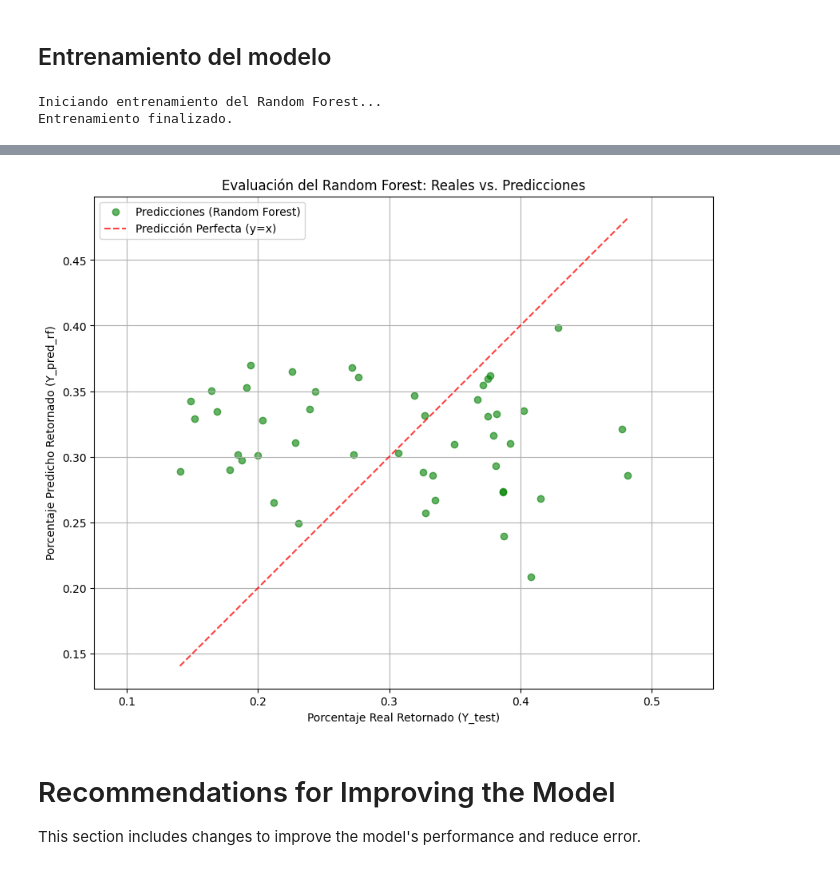
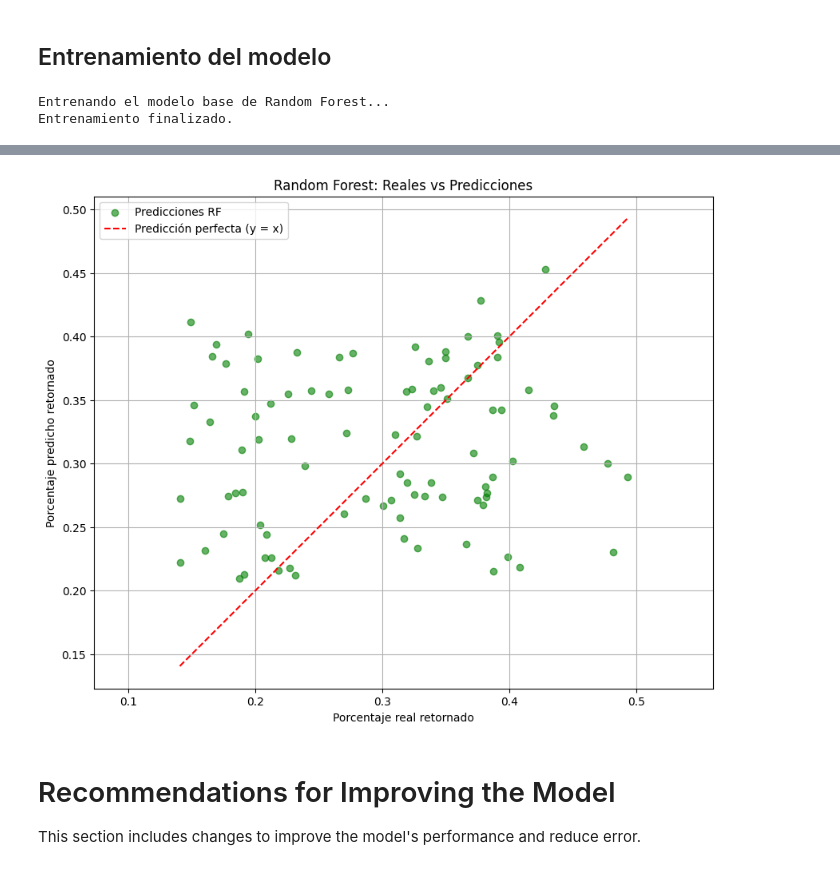
Before and after one commit to Pansocrates03/hackmty2025-gategroup, a Jupyter notebook: consumption-prediction/notebooks/A3.Modelado.ipynb, the cells around one changed output, grey strips where cells are left out. Drawn from its saved outputs; the diff is of its cells as text; code cells hidden in the pictures.

```diff
--- a/consumption-prediction/notebooks/A3.Modelado.ipynb
+++ b/consumption-prediction/notebooks/A3.Modelado.ipynb
@@ -75,71 +84,43 @@ rf_model = RandomForestRegressor(n_estimators=100, random_state=42, n_jobs=-1)
 # %% [markdown]
 ## Entrenamiento del modelo
 # %%
-print("Iniciando entrenamiento del Random Forest...")
-
-# 2. Entrenamos el modelo
-# ¡Nota que usamos X_train y no X_train_scaled!
-rf_model.fit(X_train, Y_train)
-
+print("Entrenando el modelo base de Random Forest...")
+rf_pipeline.fit(X_train, y_train)
 print("Entrenamiento finalizado.")
 # %% [output]
-Iniciando entrenamiento del Random Forest...
+Entrenando el modelo base de Random Forest...
 Entrenamiento finalizado.
 # %%
-print("\n--- 1. Iniciando la predicción en el conjunto de prueba... ---")
+y_pred = rf_pipeline.predict(X_test)
 
-# 1. Obtenemos las predicciones del modelo
-# ¡Nota que usamos X_test y no X_test_scaled!
-Y_pred_rf = rf_model.predict(X_test)
+mae = mean_absolute_error(y_test, y_pred)
+mse = mean_squared_error(y_test, y_pred)
+rmse = np.sqrt(mse)
+r2 = r2_score(y_test, y_pred)
 
-print("\n--- 2. Métricas de Evaluación (Random Forest) ---")
+print("--- Métricas del modelo base ---")
+print(f"MAE: {mae:.4f}")
+print(f"RMSE: {rmse:.4f}")
+print(f"R²: {r2:.4f}")
 
-# 2. Calculamos las métricas
-rf_mae = mean_absolute_error(Y_test, Y_pred_rf)
-rf_r2 = r2_score(Y_test, Y_pred_rf)
-
-print(f"Error Absoluto Medio (MAE) en Test: {rf_mae:.4f}")
-print(f"R-cuadrado (R²) en Test: {rf_r2:.4f}")
-
-print(f"\n(El MAE significa que, en promedio, las predicciones se equivocan por ~{rf_mae*100:.2f} puntos porcentuales.)")
-
-# Comparamos con el R² de tu Red Neuronal
-print(f"\nComparación R²:")
-print(f"  Random Forest: {rf_r2:.4f}")
-print(f"  Red Neuronal:  -0.9235 (Valor anterior)")
-
-if rf_r2 > 0:
-    print("\n¡Excelente! Un R² positivo significa que el modelo es mucho mejor que antes.")
-else:
-    print("\nEl R² sigue siendo negativo o cero. El modelo aún no logra generalizar.")
-
-
-# --- 3. Comparación Directa (DataFrame) ---
-print("\n--- 3. Comparación Directa (Predicción vs. Real) ---")
-df_comparison_rf = pd.DataFrame({
-    'Actual_Returned': Y_test.reset_index(drop=True),
-    'Predicted_Returned': Y_pred_rf
+comparison_df = pd.DataFrame({
+    'actual': y_test.reset_index(drop=True),
+    'predicted': y_pred,
 })
-df_comparison_rf['Difference (Error)'] = df_comparison_rf['Actual_Returned'] - df_comparison_rf['Predicted_Returned']
-print(df_comparison_rf.head(20))
-
-
-# --- 4. Evaluación Visual (Scatter Plot) ---
-print("\n--- 4. Generando Gráfico de Evaluación (Random Forest)... ---")
+comparison_df['error'] = comparison_df['actual'] - comparison_df['predicted']
+print("Ejemplo de predicciones vs. valores reales:")
+print(comparison_df.head(15))
 
 plt.figure(figsize=(10, 8))
-plt.scatter(Y_test, Y_pred_rf, alpha=0.6, label='Predicciones (Random Forest)', color='green')
-
-# Línea de 45 grados (Predicción Perfecta)
+plt.scatter(y_test, y_pred, alpha=0.6, color='green', label='Predicciones RF')
 lims = [
-    min(Y_test.min(), Y_pred_rf.min()),
-    max(Y_test.max(), Y_pred_rf.max())
+    min(y_test.min(), y_pred.min()),
+    max(y_test.max(), y_pred.max()),
 ]
-plt.plot(lims, lims, 'r--', alpha=0.75, label='Predicción Perfecta (y=x)')
-
-plt.xlabel('Porcentaje Real Retornado (Y_test)')
-plt.ylabel('Porcentaje Predicho Retornado (Y_pred_rf)')
-plt.title('Evaluación del Random Forest: Reales vs. Predicciones')
+plt.plot(lims, lims, 'r--', label='Predicción perfecta (y = x)')
+plt.xlabel('Porcentaje real retornado')
+plt.ylabel('Porcentaje predicho retornado')
+plt.title('Random Forest: Reales vs Predicciones')
 plt.legend()
 plt.grid(True)
 plt.axis('equal')
@@ -165,4 +146,4 @@ Comparación R²:
-[figure, old version]
+[figure, new version]
 # %% [markdown]
 # Recommendations for Improving the Model
 
```
Also changed, not shown: parts of 8 cells of this notebook, 2 other files.
